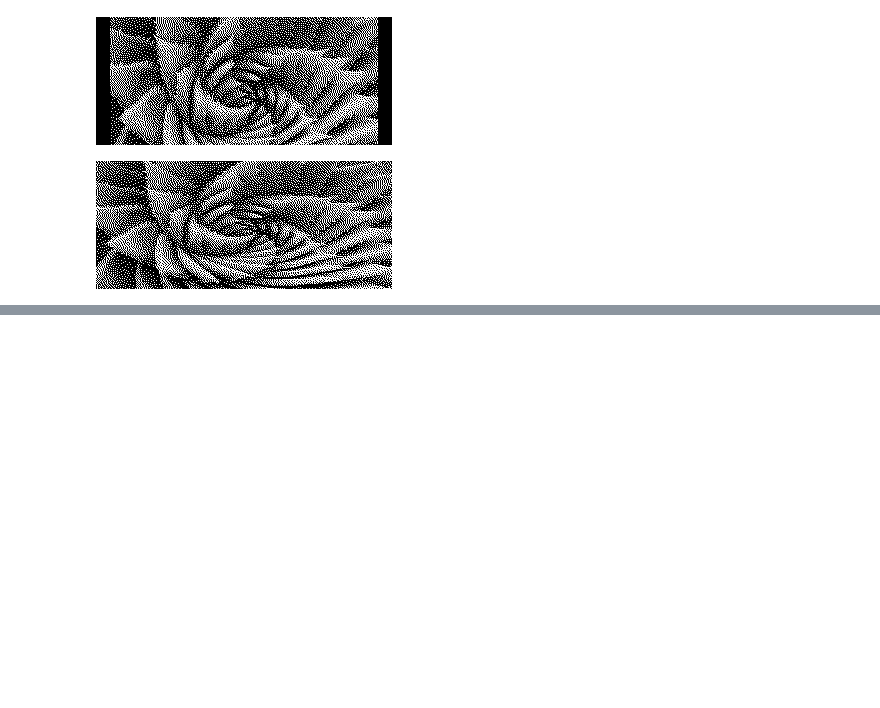
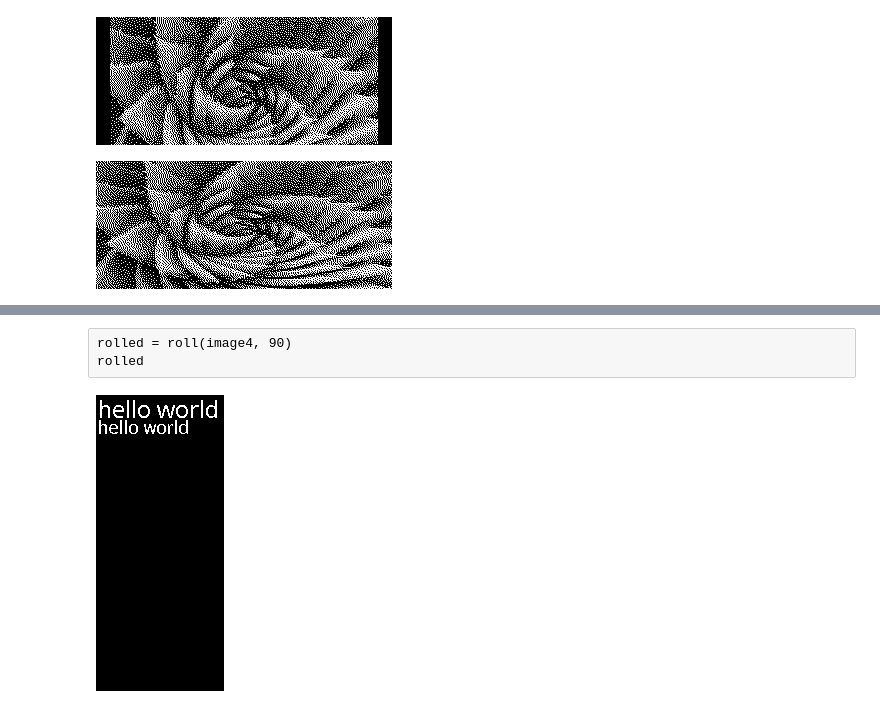
Before and after one commit to fbacinello/raspberry, a Jupyter notebook: bike/conda/Display tests.ipynb, the cells around one changed output, grey strips where cells are left out. Saved outputs shown, nothing was run; the diff lists cells and outputs as text; code cells hidden in the pictures; blank space fills up the shorter version.

```diff
--- a/bike/conda/Display tests.ipynb
+++ b/bike/conda/Display tests.ipynb
@@ -40,0 +53,16 @@ ValueError: cannot determine region size; use 4-item box
+# %% [raw]
+rolled = roll(image4, 90)
+rolled
+# %%
+font24 = ImageFont.truetype(os.path.join('../pic', 'Font.ttc'), 24)
+font18 = ImageFont.truetype(os.path.join('../pic', 'Font.ttc'), 18)
+# %%
+EPD_WIDTH = 296
+EPD_HEIGHT = 128
+image_vertical = Image.new('1', (EPD_HEIGHT, EPD_WIDTH), 0)
+draw = ImageDraw.Draw(image_vertical)
+draw.text((2, 0), 'hello world', font=font24, fill=1)
+draw.text((2, 22), 'hello world', font=font18, fill=1)si
+image_vertical
+# %% [output]
+[figure, added]
```
Also changed, not shown: parts of 6 cells of this notebook, 30 other files.
